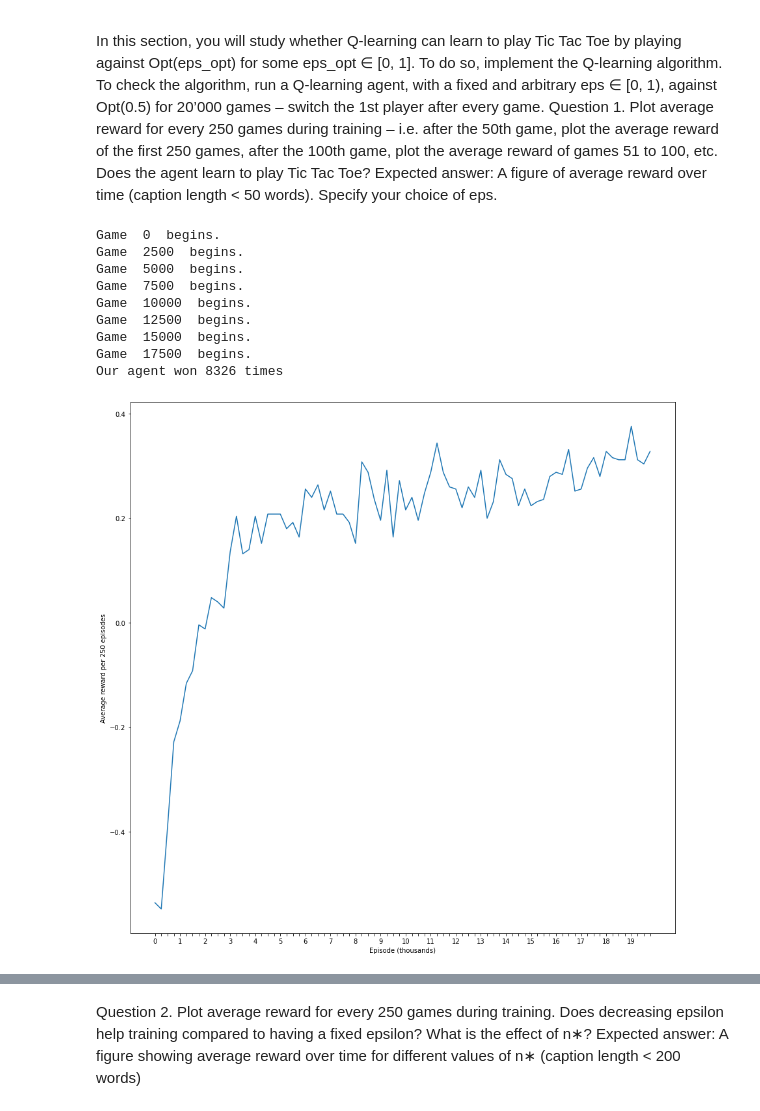
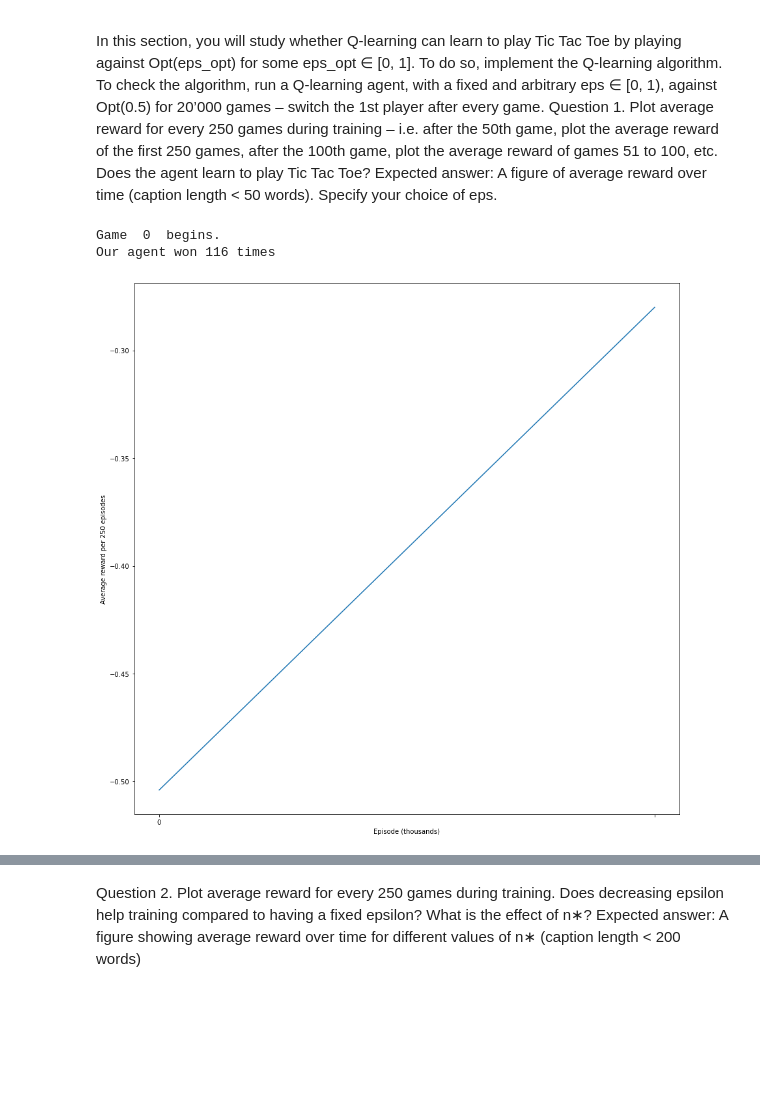
Before and after one commit to jirkalhotka/RL_TicTacToe, a Jupyter notebook: tic_tac_toe_w_res.ipynb, the cells around one changed output, grey strips where cells are left out. Cells and saved outputs as stored; diff of their text form; code cells hidden in the pictures; blank space fills up the shorter version.

```diff
--- a/tic_tac_toe_w_res.ipynb
+++ b/tic_tac_toe_w_res.ipynb
@@ -154,24 +157,24 @@ class QLearntPlayer(BasePlayer):
             print('*****')
 # %%
-def run_n_games(max_games_number, our_player, opponent_epsilon, our_player_new_game_epsilon, update_q_values, progress_print=None):
-    _rewards = [None for _ in range(max_games_number)]
+def run_n_games(_max_games_number, _our_player, _opponent_epsilon, _our_player_new_game_epsilon, _update_q_values, _progress_print=None):
+    _rewards = [None for _ in range(_max_games_number)]
     _turns = ['X','O']
-    opponent =  OptimalPlayer(epsilon=opponent_epsilon, player=_turns[0])
+    opponent =  OptimalPlayer(epsilon=_opponent_epsilon, player=_turns[0])
 
-    for game in range(max_games_number):
+    for game in range(_max_games_number):
         env.reset()
         grid, _, __ = env.observe()
         _turns = _turns[::-1] # Reverse after every game to ensure both sides played equally
         opponent.player = _turns[0]
-        our_player = q_learnt_player.prepare_new_game_(_turns[1])
-        assert opponent.player != our_player.player
-        our_player.epsilon = our_player_new_game_epsilon(game_number_n=game)
-        # epsilons[-1].append(our_player.epsilon)
+        _our_player = _our_player.prepare_new_game_(_turns[1])
+        assert opponent.player != _our_player._player
+        _our_player.epsilon = _our_player_new_game_epsilon(game_number_n=game)
+        # epsilons[-1].append(_our_player.epsilon)
 
-        if (progress_print and game % progress_print == 0) or DEBUG:
+        if (_progress_print and game % _progress_print == 0) or DEBUG:
             print('Game ', game, ' begins.')
             if DEBUG:
-                print('We play: ', our_player.player)
+                print('We play: ', _our_player.player)
                 input('awaiting input: ')
 
         for turn in range(9):
@@ -179,52 +182,46 @@ def run_n_games(max_games_number, our_player, opponent_epsilon, our_player_new_g
             if opponent_turn:
                 chosen_move = opponent.act(grid)
             else:
-                chosen_move = our_player.choose_move_(grid)
+                chosen_move = _our_player.choose_move_(grid)
 
             grid, end, winner = env.step(chosen_move, print_grid=False)
 
-            if update_q_values and (opponent_turn and turn > 0 or end):
-                q_learnt_player.update_q_values_(grid, game_over=end)
+            if _update_q_values and (opponent_turn and turn > 0 or end):
+                _our_player.update_q_values_(grid, game_over=end)
             if end:
-                _rewards[game] = env.reward(our_player.player)
+                _rewards[game] = env.reward(_our_player._player)
                 break
     return _rewards
 # %%
 import matplotlib.pyplot as plt
 
 q1_epsilon = 0.1 # Chosen because they use this in Q2 so this will allow us to nicely compare
 
-max_games = 20000
-q_learnt_player = QLearntPlayer(env, epsilon=q1_epsilon)
+max_games = 500
+q1_q_learnt_player = QLearntPlayer(env, _epsilon=q1_epsilon)
+print_Q_val_with_moves(q1_q_learnt_player._Q_values['X'])
 avgs = []
 rewards = []
 total_wins = 0
 
 for game_epoch in range(max_games//250):
     if game_epoch % 10 == 0:
         print('Game ', game_epoch*250, ' begins.')
-    run_rewards = run_n_games(max_games_number=250, our_player=q_learnt_player, opponent_epsilon=0.5, \
-            our_player_new_game_epsilon=lambda game_number_n: q1_epsilon, update_q_values=True)
+    run_rewards = run_n_games(_max_games_number=250, _our_player=q1_q_learnt_player, _opponent_epsilon=0.5, \
+            _our_player_new_game_epsilon=lambda game_number_n: q1_epsilon, _update_q_values=True)
     rewards+=run_rewards
     avgs.append(np.average(run_rewards))
     total_wins += sum(1 if rew ==1 else 0 for rew in run_rewards)
 
 print('Our agent won {} times'.format(total_wins))
 plt.figure(figsize=(15,15))
 ax = plt.plot(avgs)
 plt.xticks(ticks=range(len(avgs)), labels=[str(x*250 // 1000) if x*250 % 1000 == 0 else '' for x in range(len(avgs))])
 plt.ylabel('Average reward per 250 episodes')
 plt.xlabel('Episode (thousands)')
 plt.show()
 # %% [output]
 Game  0  begins.
-Game  2500  begins.
-Game  5000  begins.
-Game  7500  begins.
-Game  10000  begins.
-Game  12500  begins.
-Game  15000  begins.
-Game  17500  begins.
-Our agent won 8326 times
+Our agent won 116 times
-[figure, old version]
+[figure, new version]
 # %%
```
Also changed, not shown: parts of 28 cells of this notebook, 1 other file.
